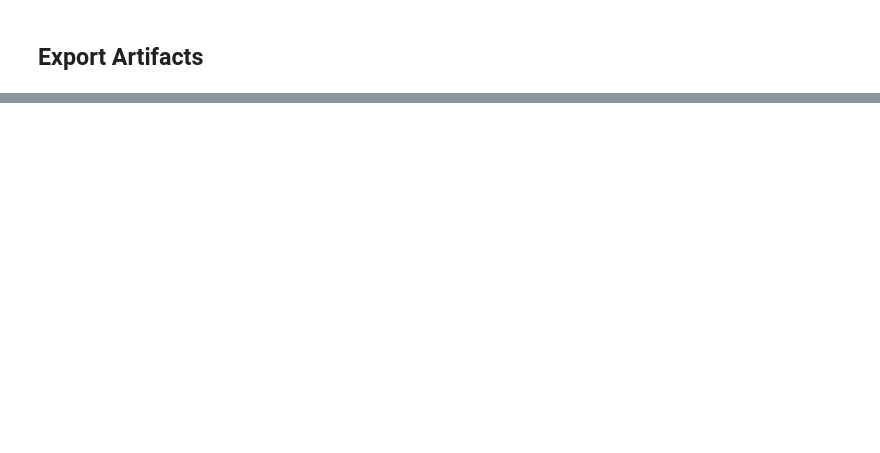
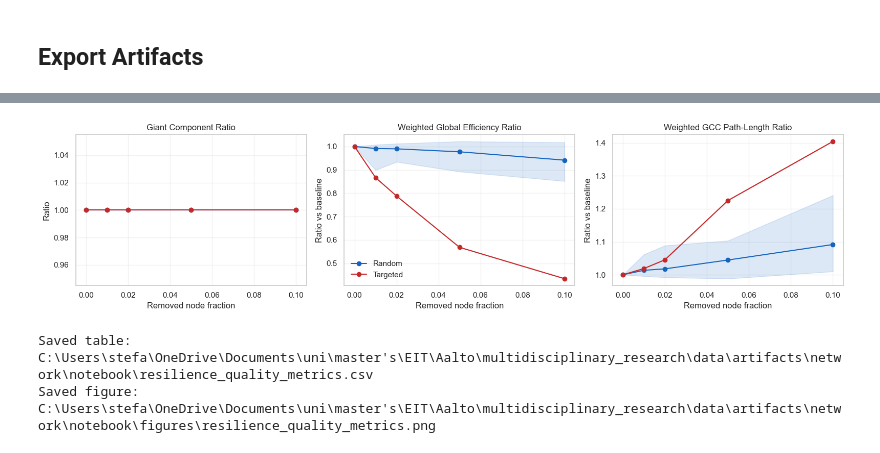
Before and after one commit to odinsseo/hsl-bikes, a Jupyter notebook: notebooks/network_analysis_city_bikes.ipynb, the cells around one changed output, grey strips where cells are left out. Cells and saved outputs as stored; diff of their text form; code cells hidden in the pictures; blank space fills up the shorter version.

```diff
--- a/notebooks/network_analysis_city_bikes.ipynb
+++ b/notebooks/network_analysis_city_bikes.ipynb
@@ -1326,0 +1908,49 @@ Use these prompts while writing findings:
+# %%
+resilience_quality_csv = NETWORK_OUT_DIR / 'resilience_quality_metrics.csv'
+resilience_quality_df.to_csv(resilience_quality_csv, index=False)
+
+if 'save_fig' not in globals():
+    FIG_DIR = NETWORK_OUT_DIR / 'figures'
+    FIG_DIR.mkdir(parents=True, exist_ok=True)
+
+    def save_fig(filename: str):
+        out = FIG_DIR / filename
+        plt.savefig(out, bbox_inches='tight')
+        return out
+
+fig, axes = plt.subplots(1, 3, figsize=(16, 4), sharex=True)
+
+palette = {'targeted': '#C62828', 'random': '#1565C0'}
+for strategy, sub in resilience_quality_df.groupby('strategy'):
+    color = palette.get(strategy, '#455A64')
+    axes[0].plot(sub['removed_fraction'], sub['giant_component_ratio_mean'], marker='o', color=color, label=strategy.title())
+    axes[0].fill_between(sub['removed_fraction'], sub['giant_component_ratio_low'], sub['giant_component_ratio_high'], color=color, alpha=0.15)
+
+    axes[1].plot(sub['removed_fraction'], sub['efficiency_ratio_mean'], marker='o', color=color, label=strategy.title())
+    axes[1].fill_between(sub['removed_fraction'], sub['efficiency_ratio_low'], sub['efficiency_ratio_high'], color=color, alpha=0.15)
+
+    axes[2].plot(sub['removed_fraction'], sub['path_ratio_mean'], marker='o', color=color, label=strategy.title())
+    axes[2].fill_between(sub['removed_fraction'], sub['path_ratio_low'], sub['path_ratio_high'], color=color, alpha=0.15)
+
+axes[0].set_title('Giant Component Ratio')
+axes[0].set_ylabel('Ratio')
+axes[1].set_title('Weighted Global Efficiency Ratio')
+axes[1].set_ylabel('Ratio vs baseline')
+axes[2].set_title('Weighted GCC Path-Length Ratio')
+axes[2].set_ylabel('Ratio vs baseline')
+
+for ax in axes:
+    ax.set_xlabel('Removed node fraction')
+    ax.grid(alpha=0.25)
+
+axes[1].legend(loc='best', frameon=False)
+plt.tight_layout()
+resilience_quality_fig = save_fig('resilience_quality_metrics.png')
+plt.show()
+
+print(f'Saved table: {resilience_quality_csv}')
+print(f'Saved figure: {resilience_quality_fig}')
+# %% [output]
+[figure, added]
+Saved table: C:\Users\stefa\OneDrive\Documents\uni\master's\EIT\Aalto\multidisciplinary_research\data\artifacts\network\notebook\resilience_quality_metrics.csv
+Saved figure: C:\Users\stefa\OneDrive\Documents\uni\master's\EIT\Aalto\multidisciplinary_research\data\artifacts\network\notebook\figures\resilience_quality_metrics.png
```
Also changed, not shown: parts of 28 cells of this notebook, 39 other files.
